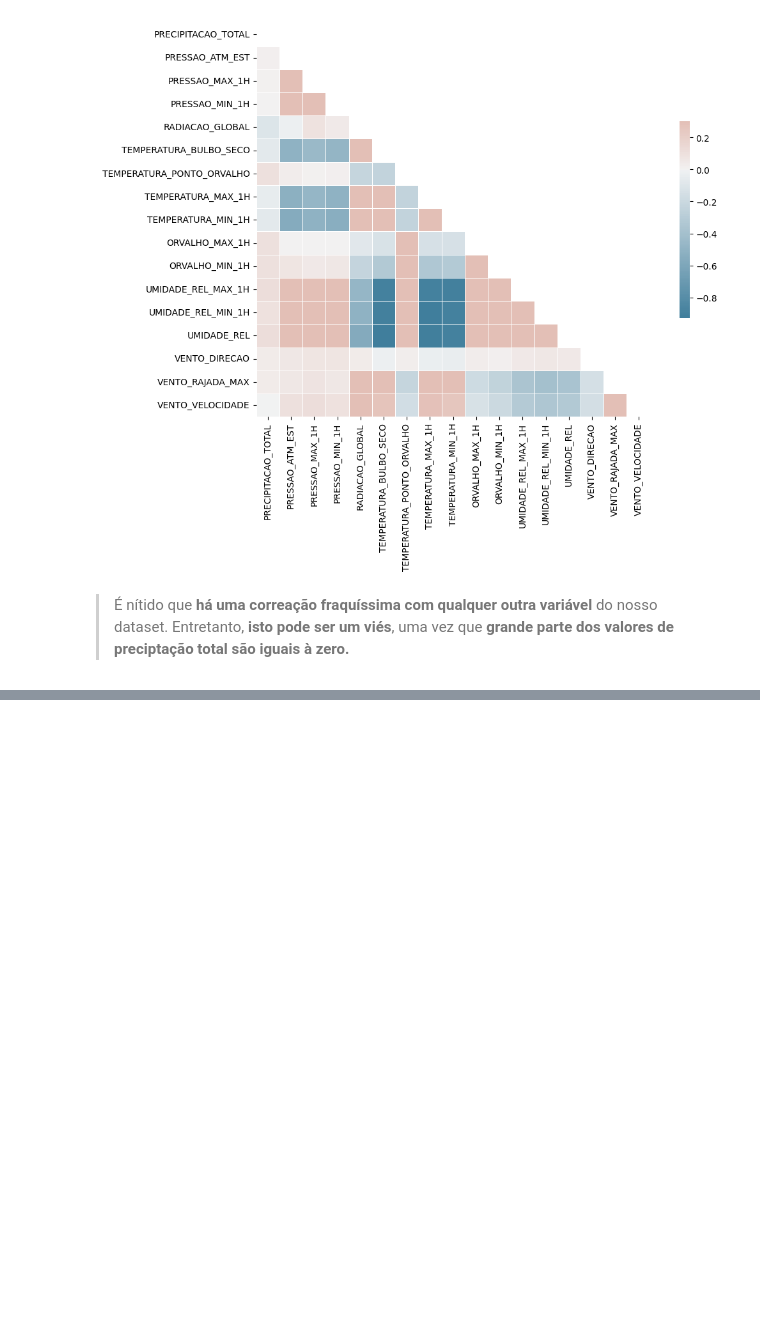
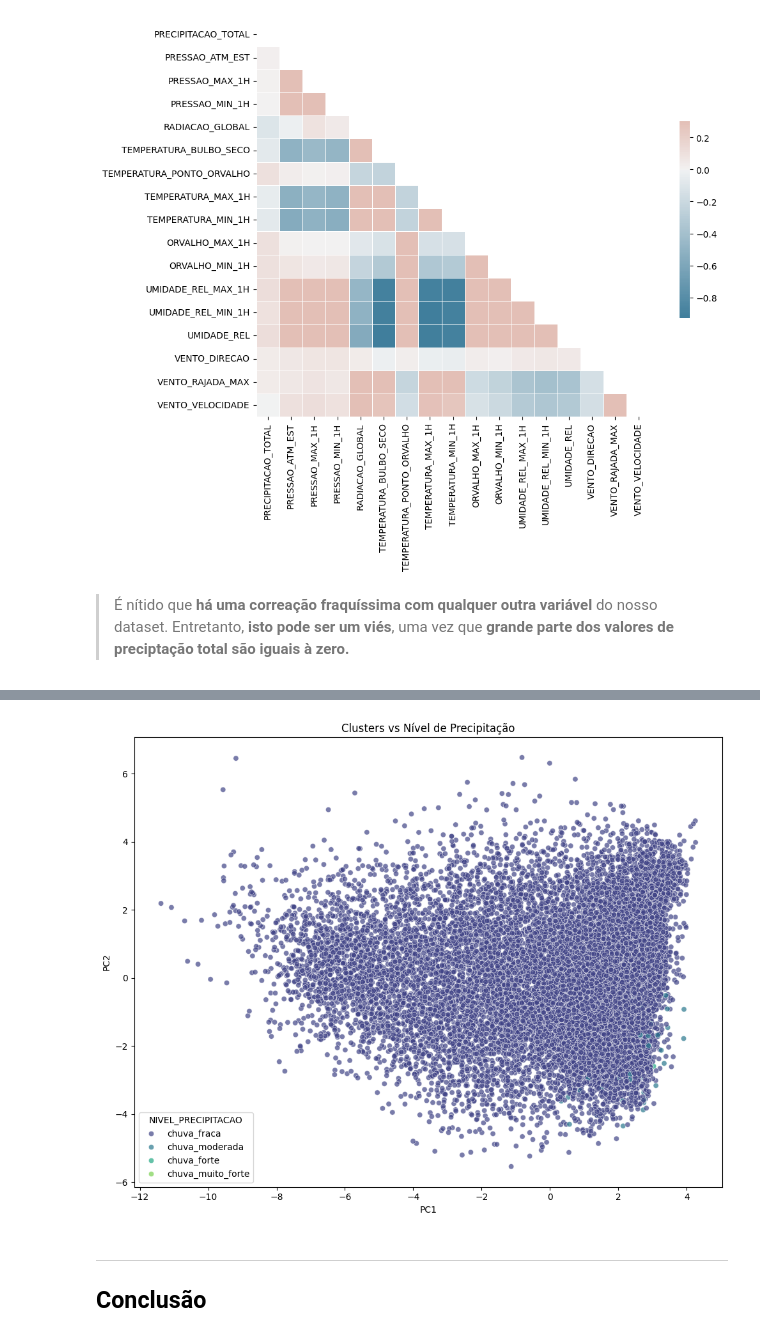
Before and after one commit to mesa-6/avd-project, a Jupyter notebook: jupyter_app/notebooks/EDA.ipynb, the cells around one changed output, grey strips where cells are left out. Saved outputs shown, nothing was run; the diff lists cells and outputs as text; code cells hidden in the pictures; blank space fills up the shorter version.

```diff
--- a/jupyter_app/notebooks/EDA.ipynb
+++ b/jupyter_app/notebooks/EDA.ipynb
@@ -223,0 +491,22 @@ sns.heatmap(corr, mask=mask,
+# %%
+k = K_range[np.argmax(silhueta_score)]
+
+# Kmeans com K = 2
+with mlflow.start_run(run_name=f'kmeans_k{k}'):
+    mlflow.log_param('features', features)
+    mlflow.log_param('scaler', 'StandardScaler')
+    mlflow.log_param('k', int(k))
+
+    kmeans = KMeans(n_clusters=int(k), random_state=42, n_init=10)
+    cluster_labels = kmeans.fit_predict(X_scaled)
+    df['CLUSTER'] = cluster_labels
+
+    sil = silhouette_score(X_scaled, cluster_labels)
+    mlflow.log_metric('silhouette', float(sil))
+    mlflow.log_metric('inertia', float(kmeans.inertia_))
+
+    # Métricas por cluster: média de precipitação
+    cluster_stats = df.groupby('CLUSTER')['PRECIPITACAO_TOTAL'].agg(['count','mean','median','std']).reset_index()
+    print('\nEstatísticas precipitação por cluster:\n', cluster_stats)
+
+    mlflow.sklearn.log_model(kmeans, name= 'kmeans_model')
@@ -223,0 +520,27 @@ sns.heatmap(corr, mask=mask,
+# %%
+pca = PCA(n_components=2, random_state=42)
+pcs = pca.fit_transform(X_scaled)
+df['PC1'] = pcs[:,0]
+df['PC2'] = pcs[:,1]
+
+plt.figure(figsize=(10,8))
+
+sns.scatterplot(
+    x='PC1',
+    y='PC2',
+    data=df,
+    hue='NIVEL_PRECIPITACAO',
+    palette='viridis',
+    alpha=0.7
+)
+
+plt.title('Clusters vs Nível de Precipitação')
+
+plt.tight_layout()
+plt.show()
+# %% [output]
+[figure, added]
+# %% [markdown]
+---
+
+## Conclusão
```
Also changed, not shown: parts of 42 cells of this notebook, 3 other files.
